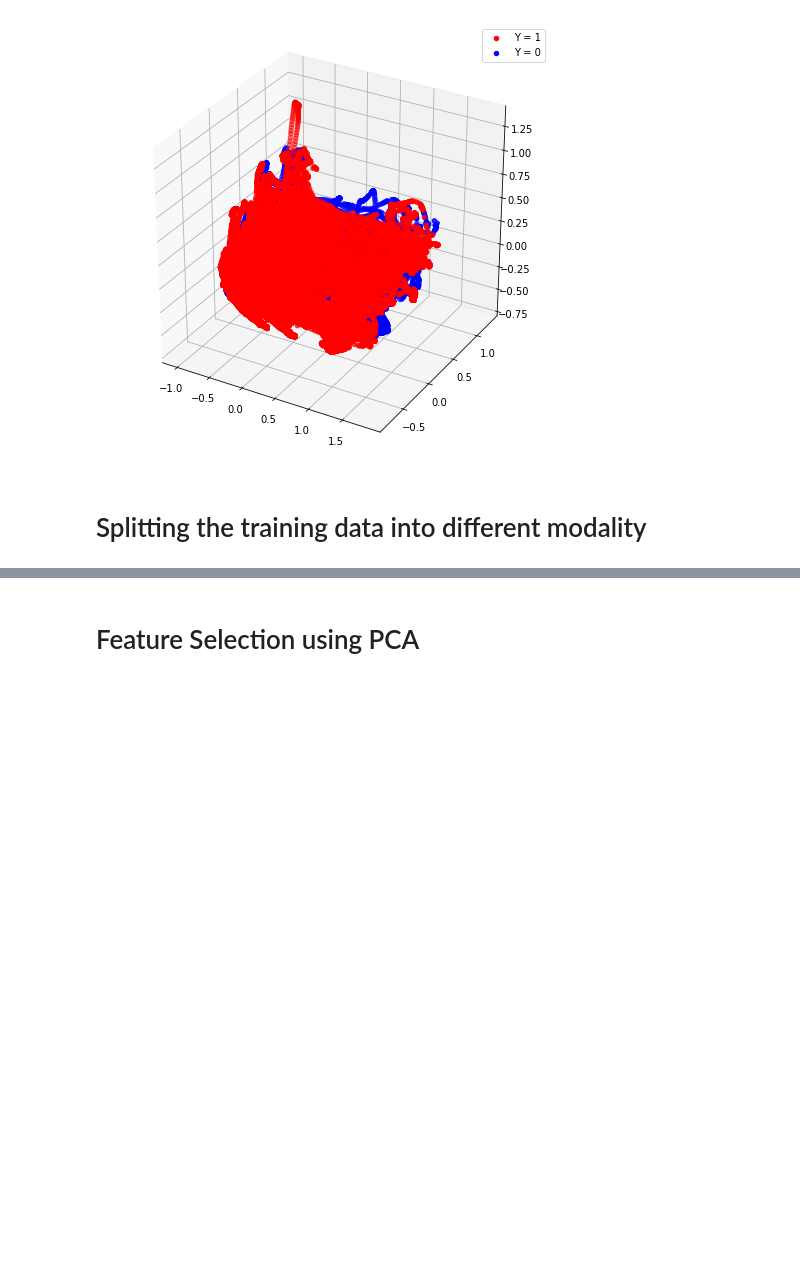
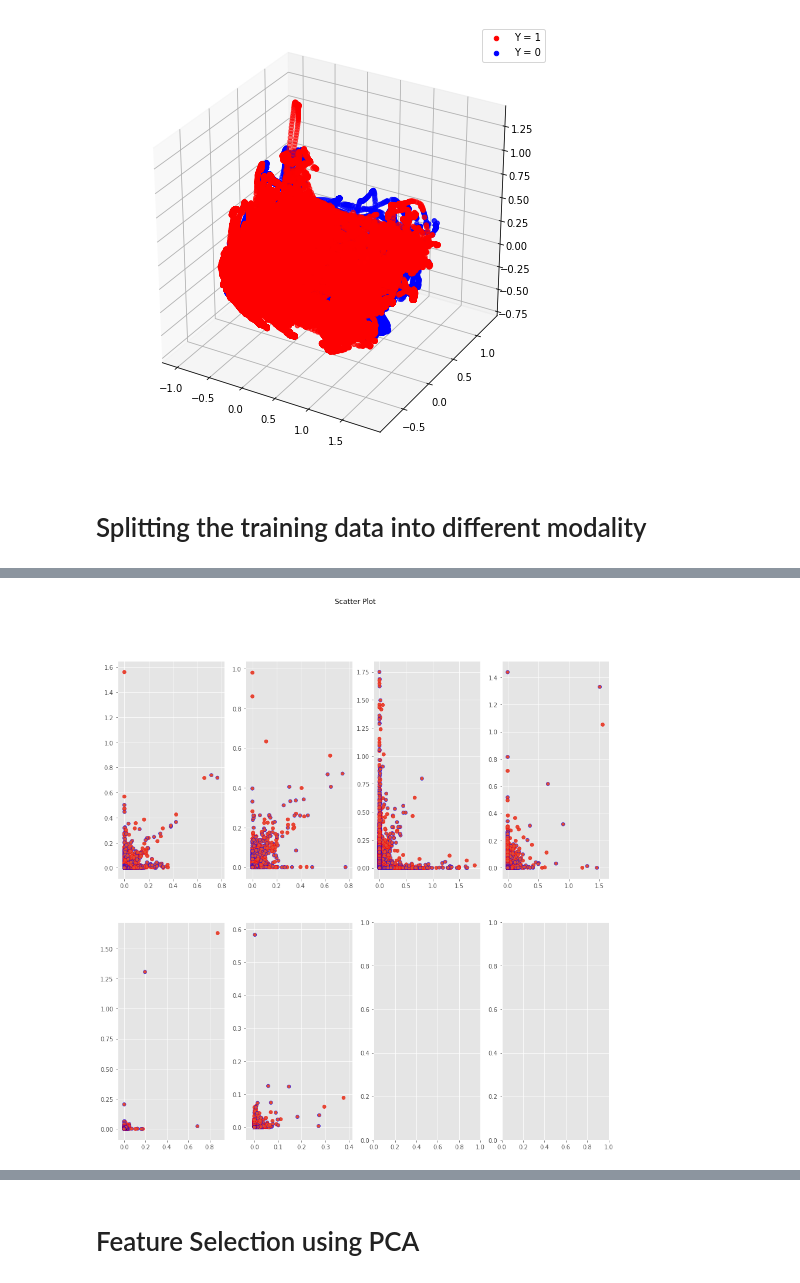
Before and after one commit to chengmar09/comp0053, a Jupyter notebook: Feature_Selection.ipynb, the cells around one changed output, grey strips where cells are left out. Saved outputs shown, nothing was run; the diff lists cells and outputs as text; code cells hidden in the pictures; blank space fills up the shorter version.

```diff
--- a/Feature_Selection.ipynb
+++ b/Feature_Selection.ipynb
@@ -158,0 +196,4 @@ SyntaxError: invalid syntax (<ipython-input-41-74c8d9376314>, line 3)
+# %%
+individual_modality(joint_energies)
+# %% [output]
+[figure, added]
```
Also changed, not shown: parts of 19 cells of this notebook.
